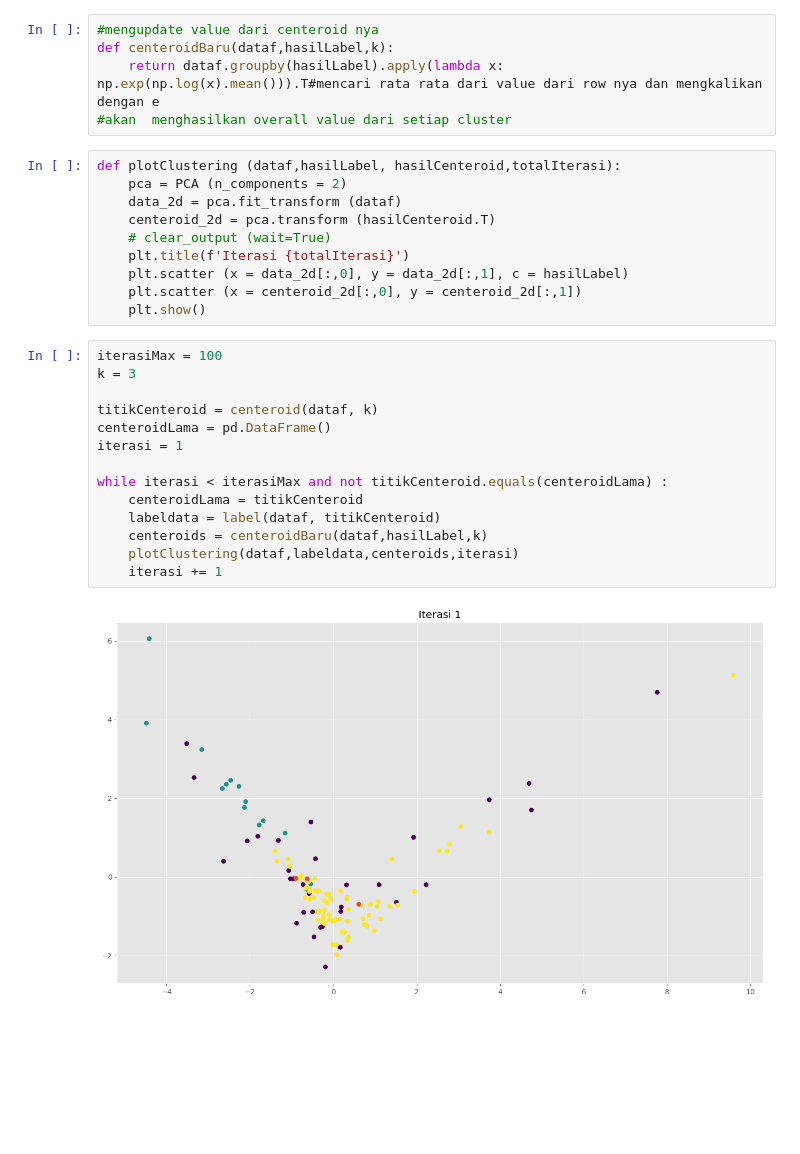
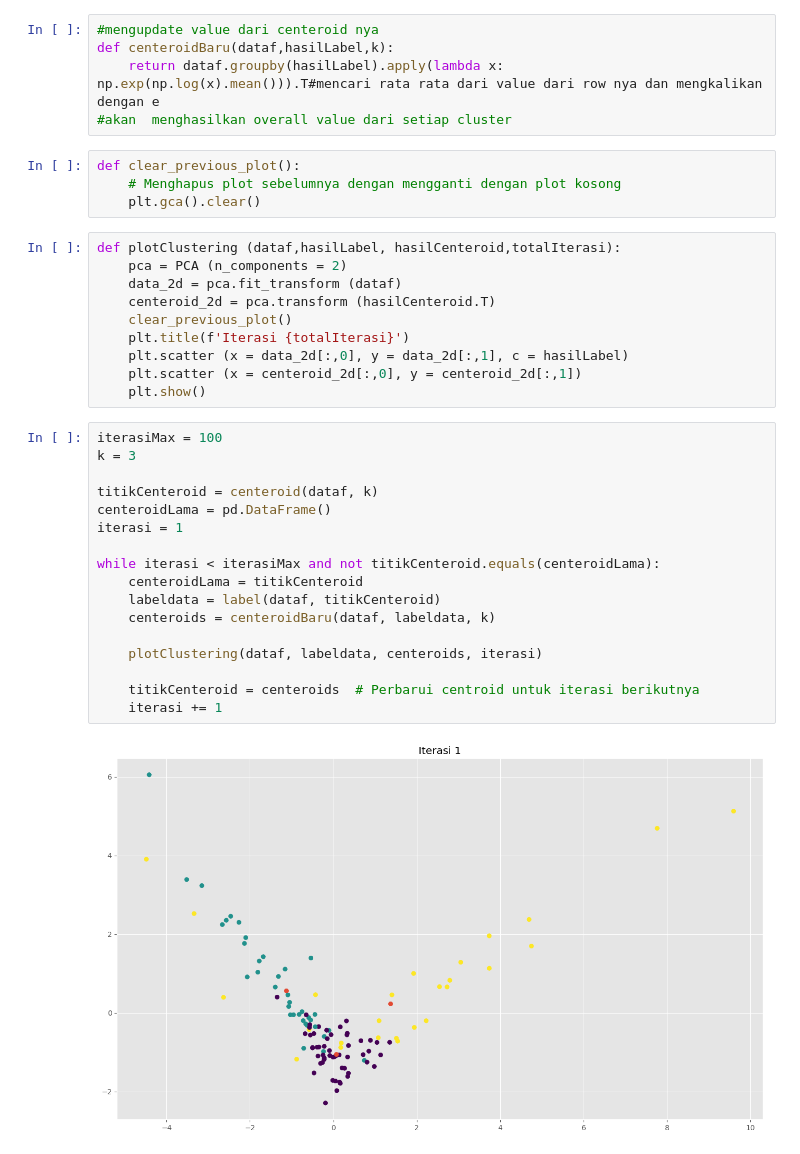
Before and after one commit to JaxToon/TubesMachineLearning, a Jupyter notebook: kmeans.ipynb, the cells around one changed output. Drawn from its saved outputs; the diff is of its cells as text; blank space fills up the shorter version.

```diff
--- a/kmeans.ipynb
+++ b/kmeans.ipynb
@@ -101,12 +101,16 @@ dtype: int64
 def centeroidBaru(dataf,hasilLabel,k):
     return dataf.groupby(hasilLabel).apply(lambda x: np.exp(np.log(x).mean())).T#mencari rata rata dari value dari row nya dan mengkalikan dengan e
 #akan  menghasilkan overall value dari setiap cluster
+# %%
+def clear_previous_plot():
+    # Menghapus plot sebelumnya dengan mengganti dengan plot kosong
+    plt.gca().clear()
 # %%
 def plotClustering (dataf,hasilLabel, hasilCenteroid,totalIterasi):
     pca = PCA (n_components = 2)
     data_2d = pca.fit_transform (dataf)
     centeroid_2d = pca.transform (hasilCenteroid.T)
-    # clear_output (wait=True)
+    clear_previous_plot()
     plt.title(f'Iterasi {totalIterasi}')
     plt.scatter (x = data_2d[:,0], y = data_2d[:,1], c = hasilLabel)
     plt.scatter (x = centeroid_2d[:,0], y = centeroid_2d[:,1])
@@ -114,16 +118,19 @@ def plotClustering (dataf,hasilLabel, hasilCenteroid,totalIterasi):
 # %%
 iterasiMax = 100
 k = 3
 
 titikCenteroid = centeroid(dataf, k)
 centeroidLama = pd.DataFrame()
 iterasi = 1
 
-while iterasi < iterasiMax and not titikCenteroid.equals(centeroidLama) :
+while iterasi < iterasiMax and not titikCenteroid.equals(centeroidLama):
     centeroidLama = titikCenteroid
     labeldata = label(dataf, titikCenteroid)
-    centeroids = centeroidBaru(dataf,hasilLabel,k)
-    plotClustering(dataf,labeldata,centeroids,iterasi)
+    centeroids = centeroidBaru(dataf, labeldata, k)
+
+    plotClustering(dataf, labeldata, centeroids, iterasi)
+
+    titikCenteroid = centeroids  # Perbarui centroid untuk iterasi berikutnya
     iterasi += 1
 # %% [output]
-[figure, old version]
+[figure, new version]
```
Also changed, not shown: parts of 3 cells of this notebook.
